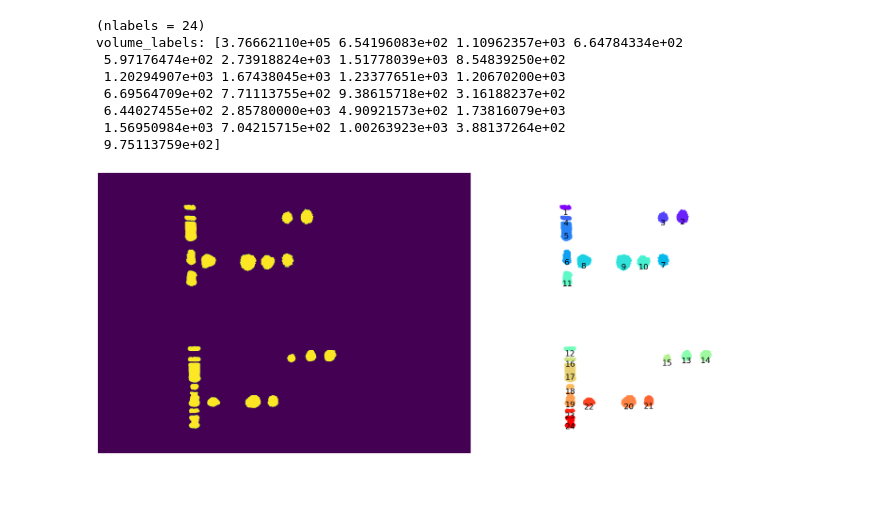
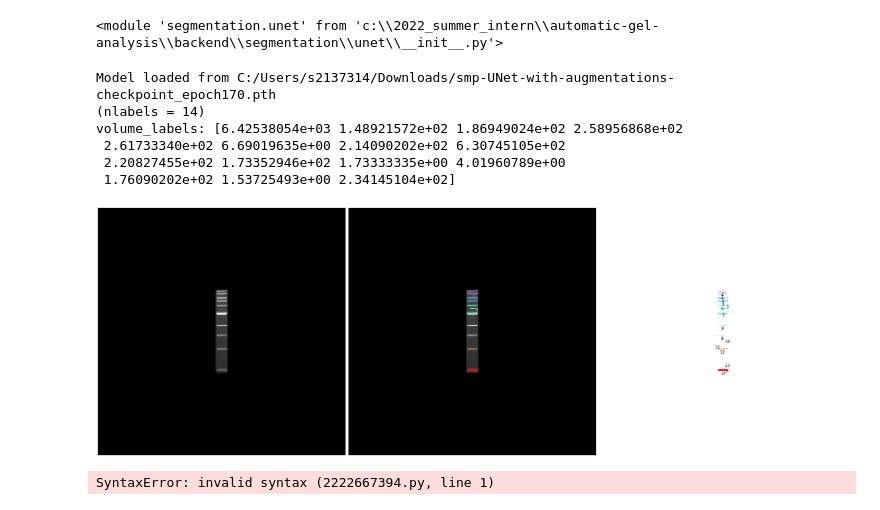
Before and after one commit to mattaq31/GelGenie, a Jupyter notebook: backend/segmentation/notebooks/Test Set.ipynb, the cells around one changed output. Cells and saved outputs as stored; diff of their text form; code cells hidden in the pictures; blank space fills up the shorter version.

```diff
--- a/backend/segmentation/notebooks/Test Set.ipynb
+++ b/backend/segmentation/notebooks/Test Set.ipynb
@@ -1,3 +1,9 @@
+# %%
+import segmentation.unet
+import importlib
+importlib.reload(segmentation.unet)
+# %% [output]
+<module 'segmentation.unet' from 'c:\\2022_summer_intern\\automatic-gel-analysis\\backend\\segmentation\\unet\\__init__.py'>
 # %%
 import numpy as np
 from scipy import ndimage
@@ -13,8 +19,16 @@ from segmentation.unet import UNet
 from segmentation.helper_functions.display_functions import show_segmentation
 # %%
-original_image_path = "C:/2022_Summer_Intern/Gel_Images_UNet_Test/Final_Set/Training_Set/Images/Pair_4and5 Wk10 GelRed.jpg"
-checkpoint_file_path = "C:/Users/s2137314/Downloads/checkpoint_epoch170.pth"
+# original_image_path = "C:/Users/s2137314/Downloads/UVP02670July252022.tif"
+original_image_path = "C:/Users/s2137314/Downloads/1kb_DNAladder_edited.png"
+checkpoint_file_path = "C:/Users/s2137314/Downloads/smp-UNet-with-augmentations-checkpoint_epoch170.pth"
+checkpoint_file_path_2 = "C:/Users/s2137314/Downloads/smp-UNet-no-augmentations-checkpoint_epoch180.pth"
 n_channels = 1
+# net = UNet(n_channels=1, n_classes=2, bilinear=False)
+net = smp_UNet(
+            encoder_name="resnet18",  # choose encoder, e.g. mobilenet_v2 or efficientnet-b7
+            in_channels=1,  # model input channels (1 for gray-scale images, 3 for RGB, etc.)
+            classes=2,  # model output channels (number of classes in your dataset)
+        )
 # %%
 original_image = imageio.imread(original_image_path)
 
@@ -26,7 +40,7 @@ if n_channels == 1:  # Target input: 1 channel
         original_image = cv2.cvtColor(original_image, cv2.COLOR_RGBA2GRAY)
     # No change required for already grayscale images
 elif n_channels == 3:  # Target input: 3 channels
-    if original_image.shaoe[-1] == 4:  # Actual input: 4 channels
+    if original_image.shape[-1] == 4:  # Actual input: 4 channels
         original_image = cv2.cvtColor(original_image, cv2.COLOR_RGBA2RGB)
     elif original_image.shape[-1] != 3:  # Actual input: 1 channels
         original_image = cv2.cvtColor(original_image, cv2.COLOR_GRAY2RGB)
@@ -39,15 +53,25 @@ elif original_image.dtype == 'uint16':
     max_val = 65535
 original_image = original_image.astype(np.float32) / (max_val - 0)
 
+top = (1376 - original_image.shape[0]) // 2
+bottom = 1376 - original_image.shape[0] - top
+left = (1376 - original_image.shape[1]) // 2
+right = 1376 - original_image.shape[1] - left
+
+original_image = np.pad(original_image, pad_width=((top, bottom), (left, right)), mode='constant')
+
+
 standard_image_transform = transforms.Compose([transforms.ToTensor()])
 original_image_tensor = standard_image_transform(original_image)
 
 original_image_tensor = torch.unsqueeze(original_image_tensor, dim=0)
 
-net = UNet(n_channels=1, n_classes=2, bilinear=False)
 net.train()
-modelweights = torch.load(f=checkpoint_file_path, map_location=torch.device("cpu"))
-net.load_state_dict(state_dict = modelweights)
+
+saved_dict = torch.load(f=checkpoint_file_path, map_location=torch.device("cpu"))
+# net_saved_dict = saved_dict['network']
+net.load_state_dict(saved_dict['network'])
+print(f'Model loaded from {checkpoint_file_path}')
 
 with torch.no_grad():
     # predict the mask
@@ -78,47 +102,55 @@ r, c = np.vstack(ndimage.center_of_mass(thresholded, labels, np.arange(nlabels)
 
 # find their distances from the top-left corner
 d = np.sqrt(r*r + c*c)
 
 
 # Get coordinates for each unique band
 # create array of intensities
 volume_labels = np.zeros((nlabels+1), float)
 area_labels = np.zeros((nlabels+1), int)
 
 for h in range(height):
     for w in range(width):
         volume_labels[labels[h][w]] += original_image[h][w]  # index = label, value += intensity(between 0 and 1)
         area_labels[labels[h][w]] += 1
 print(f'(nlabels = {nlabels})\nvolume_labels: {volume_labels}')
 
 # plot
-fig, ax = plt.subplots(1, 2, sharex=True, sharey=True, figsize=(40, 40))
-ax[0].imshow(thresholded)
+fig, ax = plt.subplots(1, 3, sharex=True, sharey=True, figsize=(40, 40))
+# ax[0].imshow(thresholded)
+ax[0].imshow(original_image, cmap='gray')
+
+ax[1].imshow(original_image, cmap='gray')
 ax[1].imshow(np.ma.masked_array(labels, ~blobs), cmap=plt.cm.rainbow)
-for ri, ci, di in zip(r, c, d):
+# for ri, ci, di in zip(r, c, d):
+#     label = int(labels[int(ri)][int(ci)])
+#     ax[1].annotate(f'{label}', xy=(ci, ri),  xytext=(0, -5),
+#                textcoords='offset points', ha='center', va='top',
+#                fontsize=30)
+
+ax[2].imshow(np.ma.masked_array(labels, ~blobs), cmap=plt.cm.rainbow)
+for ri, ci, di, count in zip(r, c, d, range(nlabels)):
 #     ax[1].annotate('', xy=(0, 0), xytext=(ci, ri),
 #                    arrowprops={'arrowstyle':'<-', 'shrinkA':0})
 #     ax[1].annotate(f'label={label}, concentration={volume_labels[label]}', xy=(ci, ri),  xytext=(0, -5),
 #     textcoords='offset points', ha='center', va='top',
     label = int(labels[int(ri)][int(ci)])
-    ax[1].annotate(f'{label}', xy=(ci, ri),  xytext=(0, -5),
+    ax[2].annotate(f'{count+1}', xy=(ci, ri),  xytext=(0, -5),
                textcoords='offset points', ha='center', va='top',
-               fontsize=30)
+               fontsize=15)
 for aa in ax.flat:
     aa.set_axis_off()
 fig.tight_layout()
 plt.savefig('C:/Users/s2137314/Downloads/save as pdf.pdf')
 plt.show()
 # %% [output]
-(nlabels = 24)
-volume_labels: [3.76662110e+05 6.54196083e+02 1.10962357e+03 6.64784334e+02
- 5.97176474e+02 2.73918824e+03 1.51778039e+03 8.54839250e+02
- 1.20294907e+03 1.67438045e+03 1.23377651e+03 1.20670200e+03
- 6.69564709e+02 7.71113755e+02 9.38615718e+02 3.16188237e+02
- 6.44027455e+02 2.85780000e+03 4.90921573e+02 1.73816079e+03
- 1.56950984e+03 7.04215715e+02 1.00263923e+03 3.88137264e+02
- 9.75113759e+02]
+Model loaded from C:/Users/s2137314/Downloads/smp-UNet-with-augmentations-checkpoint_epoch170.pth
+(nlabels = 14)
+volume_labels: [6.42538054e+03 1.48921572e+02 1.86949024e+02 2.58956868e+02
+ 2.61733340e+02 6.69019635e+00 2.14090202e+02 6.30745105e+02
+ 2.20827455e+02 1.73352946e+02 1.73333335e+00 4.01960789e+00
+ 1.76090202e+02 1.53725493e+00 2.34145104e+02]
-[figure, old version]
+[figure, new version]
 # %%
 real_volumes = []
 analyzer_volumes = []
@@ -126,3 +159,7 @@ measured_volumes = volume_labels[1:]
+# %%
+1 2 3 4 5 7 8 9 12 14
+# %% [output]
+SyntaxError: invalid syntax (2222667394.py, line 1)
 # %%
 measured_ratios = []
 real_ratios = []
```
Also changed, not shown: parts of 11 cells of this notebook, 1 other file.
